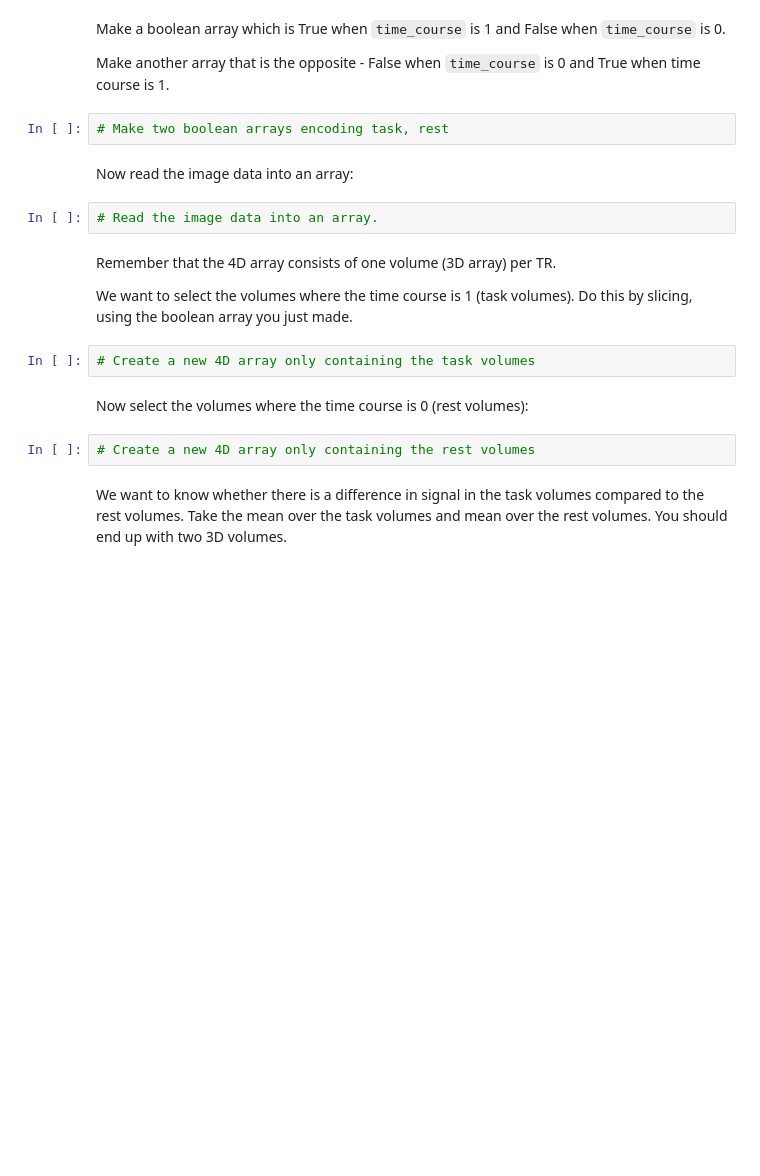
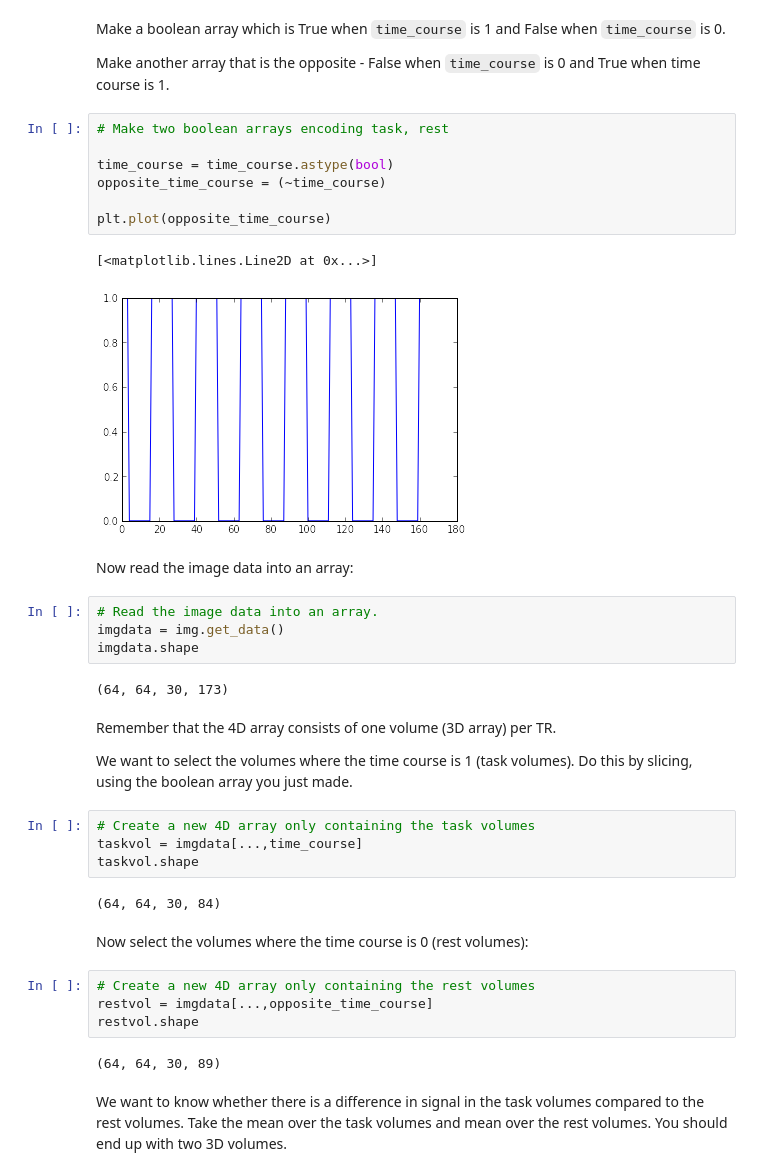
Before and after one commit to practical-neuroimaging/pna2015, a Jupyter notebook: day4/first_statistics.ipynb, the cells around one changed output. Cells and saved outputs as stored; diff of their text form; blank space fills up the shorter version.

```diff
--- a/day4/first_statistics.ipynb
+++ b/day4/first_statistics.ipynb
@@ -84,20 +139,40 @@ Make a boolean array which is True when `time_course` is 1 and False when `time_
 Make another array that is the opposite - False when `time_course` is 0 and True when time course is 1.
 # %%
 # Make two boolean arrays encoding task, rest
+
+time_course = time_course.astype(bool)
+opposite_time_course = (~time_course)
+
+plt.plot(opposite_time_course)
+# %% [output]
+[<matplotlib.lines.Line2D at 0x...>]
+[figure, added]
 # %% [markdown]
 Now read the image data into an array:
 # %%
 # Read the image data into an array.
+imgdata = img.get_data()
+imgdata.shape
+# %% [output]
+(64, 64, 30, 173)
 # %% [markdown]
 Remember that the 4D array consists of one volume (3D array) per TR.
 
 We want to select the volumes where the time course is 1 (task volumes). Do this by slicing, using the boolean array you just made.
 # %%
 # Create a new 4D array only containing the task volumes
+taskvol = imgdata[...,time_course]
+taskvol.shape
+# %% [output]
+(64, 64, 30, 84)
 # %% [markdown]
 Now select the volumes where the time course is 0 (rest volumes):
 # %%
 # Create a new 4D array only containing the rest volumes
+restvol = imgdata[...,opposite_time_course]
+restvol.shape
+# %% [output]
+(64, 64, 30, 89)
 # %% [markdown]
 We want to know whether there is a difference in signal in the task volumes compared to the rest volumes.  Take the mean over the task volumes and mean over the rest volumes.  You should end up with two 3D volumes.
 # %%
```
Also changed, not shown: parts of 15 cells of this notebook.
